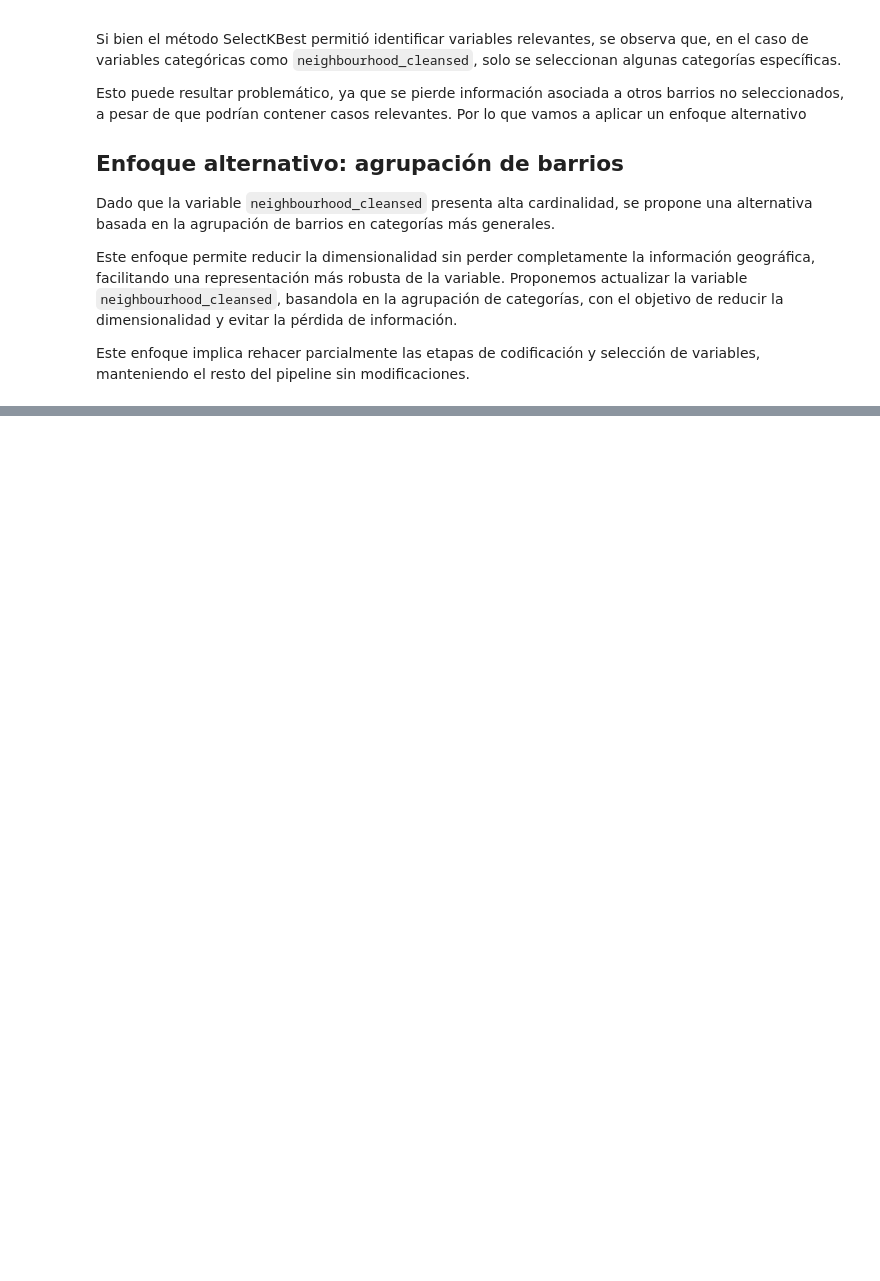
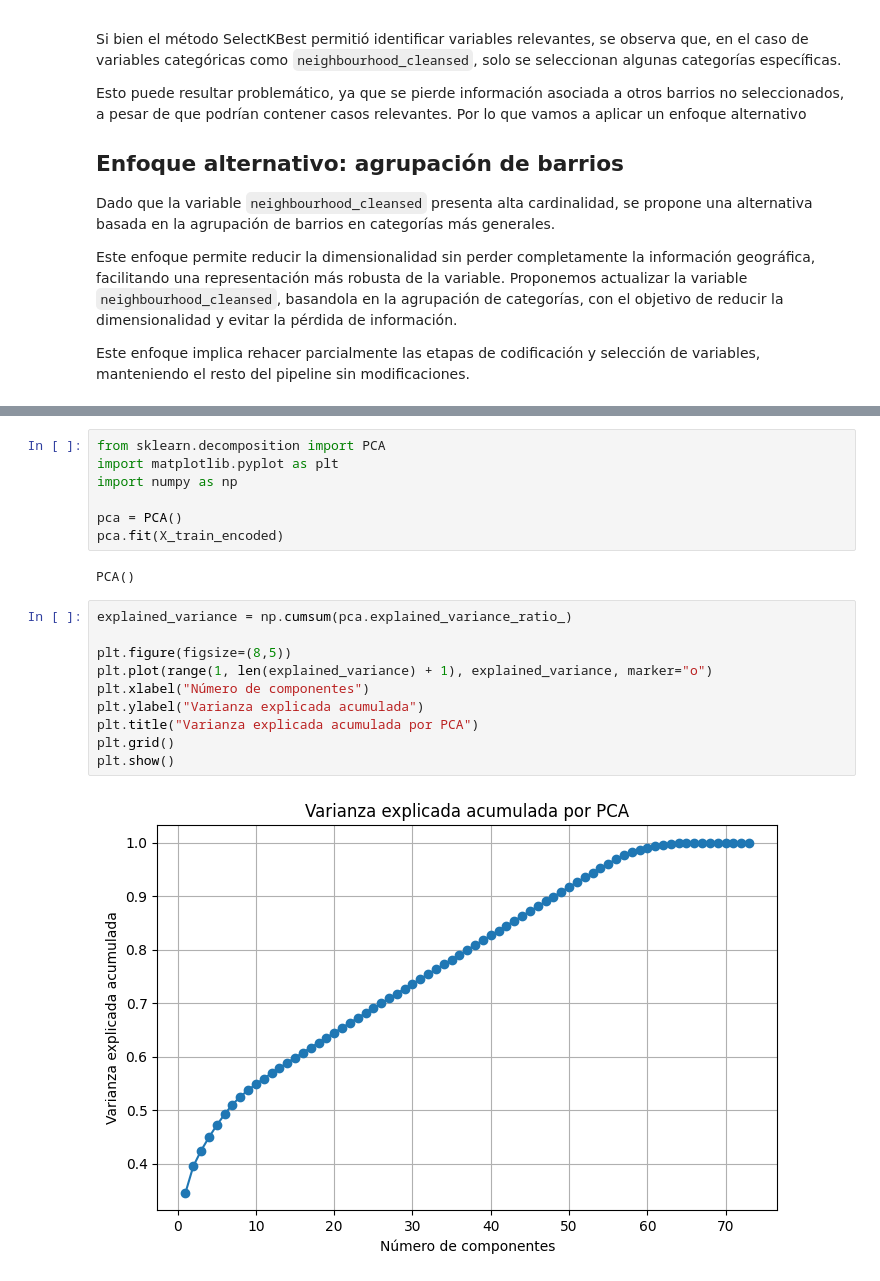
Before and after one commit to bucetabelen/datos, a Jupyter notebook: airbnb/notebooks/TP airbnb.ipynb, the cells around one changed output, grey strips where cells are left out. Drawn from its saved outputs; the diff is of its cells as text; blank space fills up the shorter version.

```diff
--- a/airbnb/notebooks/TP airbnb.ipynb
+++ b/airbnb/notebooks/TP airbnb.ipynb
@@ -987,0 +1094,21 @@ Este enfoque implica rehacer parcialmente las etapas de codificación y selecci
+# %%
+from sklearn.decomposition import PCA
+import matplotlib.pyplot as plt
+import numpy as np
+
+pca = PCA()
+pca.fit(X_train_encoded)
+# %% [output]
+PCA()
+# %%
+explained_variance = np.cumsum(pca.explained_variance_ratio_)
+
+plt.figure(figsize=(8,5))
+plt.plot(range(1, len(explained_variance) + 1), explained_variance, marker="o")
+plt.xlabel("Número de componentes")
+plt.ylabel("Varianza explicada acumulada")
+plt.title("Varianza explicada acumulada por PCA")
+plt.grid()
+plt.show()
+# %% [output]
+[figure, added]
```
Also changed, not shown: parts of 18 cells of this notebook.
